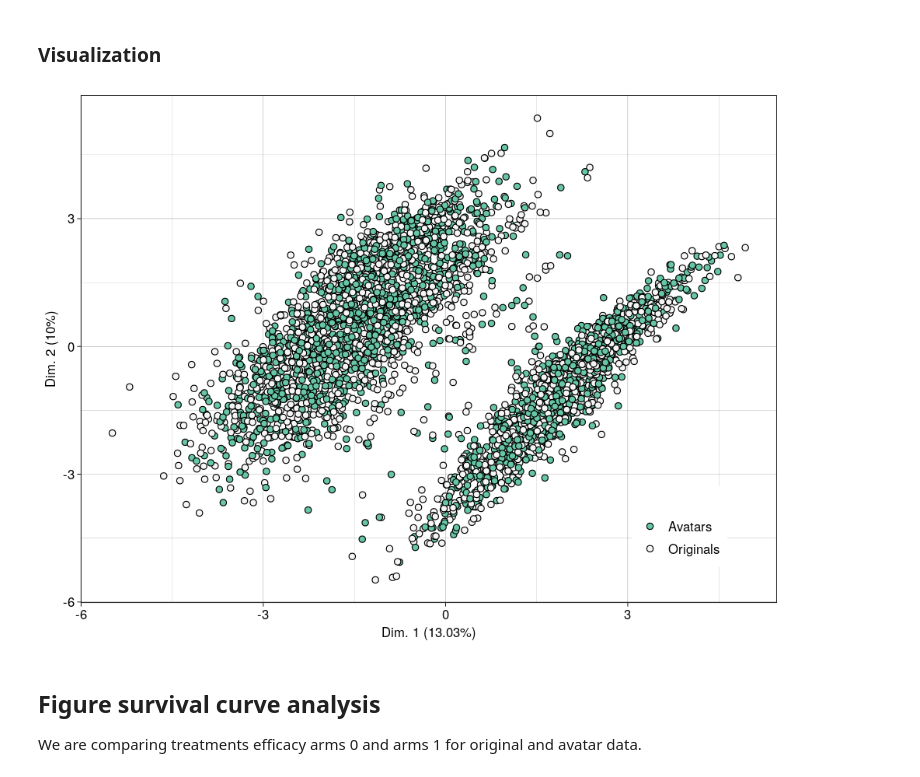
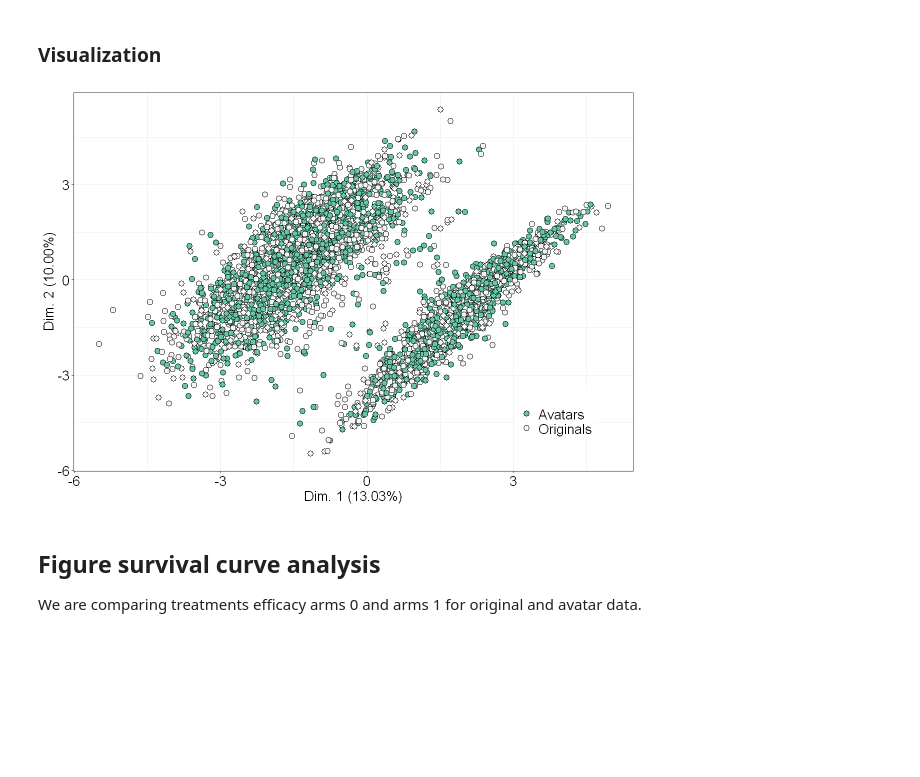
Before and after one commit to octopize/avatar-paper, a Jupyter notebook: notebooks/final_figure/messageAB_AIDS.ipynb, the cells around one changed output. Cells and saved outputs as stored; diff of their text form; code cells hidden in the pictures; blank space fills up the shorter version.

```diff
--- a/notebooks/final_figure/messageAB_AIDS.ipynb
+++ b/notebooks/final_figure/messageAB_AIDS.ipynb
@@ -70,10 +92,10 @@ data$cd496 <- data_imp$cd496
 avatar$cd496 <- avatar_imp$cd496
 # %%
 data_tot <- rbind(data, avatar)
-data_tot_num = data_tot
-categorical = c("hemo", "homo", "drugs", "karnof", "oprior", "z30", "zprior", "race",
-    "gender", "str2", "strat", "symptom", "treat", "offtrt", "r", "cens", "arms")
-data_tot[categorical] = lapply(data_tot[categorical], factor)
+data_tot_num <- data_tot
+categorical <- c("hemo", "homo", "drugs", "karnof", "oprior", "z30", "zprior", "race",
+                 "gender", "str2", "strat", "symptom", "treat", "offtrt", "r", "cens", "arms")
+data_tot[categorical] <- lapply(data_tot[categorical], factor)
 # %% [markdown]
 ## Projection comparison
 
@@ -88,46 +110,33 @@ pca <- FAMD(data_tot, ncp = 5, graph = FALSE, ind.sup = (nrow(data_tot)/2 + 1):n
 res_ind <- as.data.frame(pca$ind$coord)
 res_ind_sup <- as.data.frame(pca$ind.sup$coord)
 # %%
-res_ind_2D = res_ind[, 1:2]
-res_ind_2D["type"] = "Originals"
-res_ind_sup["type"] = "Avatars"
-res_ind_2D = rbind(res_ind_2D, res_ind_sup[, c("Dim.1", "Dim.2", "type")])
+res_ind_2D <- res_ind[, 1:2]
+res_ind_2D["type"] <- "Originals"
+res_ind_sup["type"] <- "Avatars"
+res_ind_2D <- rbind(res_ind_2D, res_ind_sup[, c("Dim.1", "Dim.2", "type")])
 
 set.seed(42)
 rows <- sample(nrow(res_ind_2D))
-res_ind_2D <- res_ind_2D[rows, ]
+res_ind_2D <- res_ind_2D[rows,]
 # %% [markdown]
 ### Visualization
 # %%
-save = FALSE
-
-options(repr.plot.width = 8, repr.plot.height = 6)
-if (save) {
-    tiff(paste0(file_results, "aids_pca2D.tiff"), res = 600, width = 14, height = 9,
-        units = "cm")
-}
-
-
-ggplot(res_ind_2D, aes(x = Dim.1, y = Dim.2, fill = type)) + geom_point(size = 2,
-    shape = 21, alpha = 1) +
+options(repr.plot.width = 10, repr.plot.height = 7)
+ggplot(res_ind_2D, aes(x = Dim.1, y = Dim.2, fill = type)) +
+    geom_point(size = 3, shape = 21, alpha = 1) +
     aes(fill = factor(type)) +
-    scale_fill_manual(values = c(colors["avatar", "color"],
-                                 colors["original", "color"])) +
-    xlab(paste0("Dim. 1 (", round(pca$eig[1, 2], 2), "%)")) +
-    ylab(paste0("Dim. 2 (", round(pca$eig[2, 2], 2), "%)"))+
+    scale_fill_manual(values = c(colors["avatar", "color"], colors["original", "color"])) +
+    xlab(paste0("Dim. 1 (", formatC(pca$eig[1, 2], format = "f", digits = 2), "%)")) +
+    ylab(paste0("Dim. 2 (", formatC(pca$eig[2, 2], format = "f", digits = 2), "%)"))+
     labs(fill = "") +
-    theme_linedraw() +
+    theme_bw() +
     theme(legend.position = c(0.86, 0.15),
-          legend.text = element_text(size = 10, color = "black",family = "Helvetica"),
-          axis.text = element_text(size = 10, color = "black", family = "Helvetica"),
-          axis.title = element_text(size = 10, color = "black", family = "Helvetica"),
-          legend.background = element_rect(fill="white", linetype="solid"))
-
-if (save) {
-    dev.off()
-}
+          legend.text = element_text(size = 16, color = "black",family = "sans"),
+          axis.text = element_text(size = 16, color = "black", family = "sans"),
+          axis.title = element_text(size = 16, color = "black", family = "sans"),
+          legend.background = element_rect(fill = "white", linetype = "solid"))
 # %% [output]
-[figure, old version]
+[figure, new version]
 # %% [markdown]
 ## Figure survival curve analysis
 
```
Also changed, not shown: parts of 49 cells of this notebook, 2 other files.
